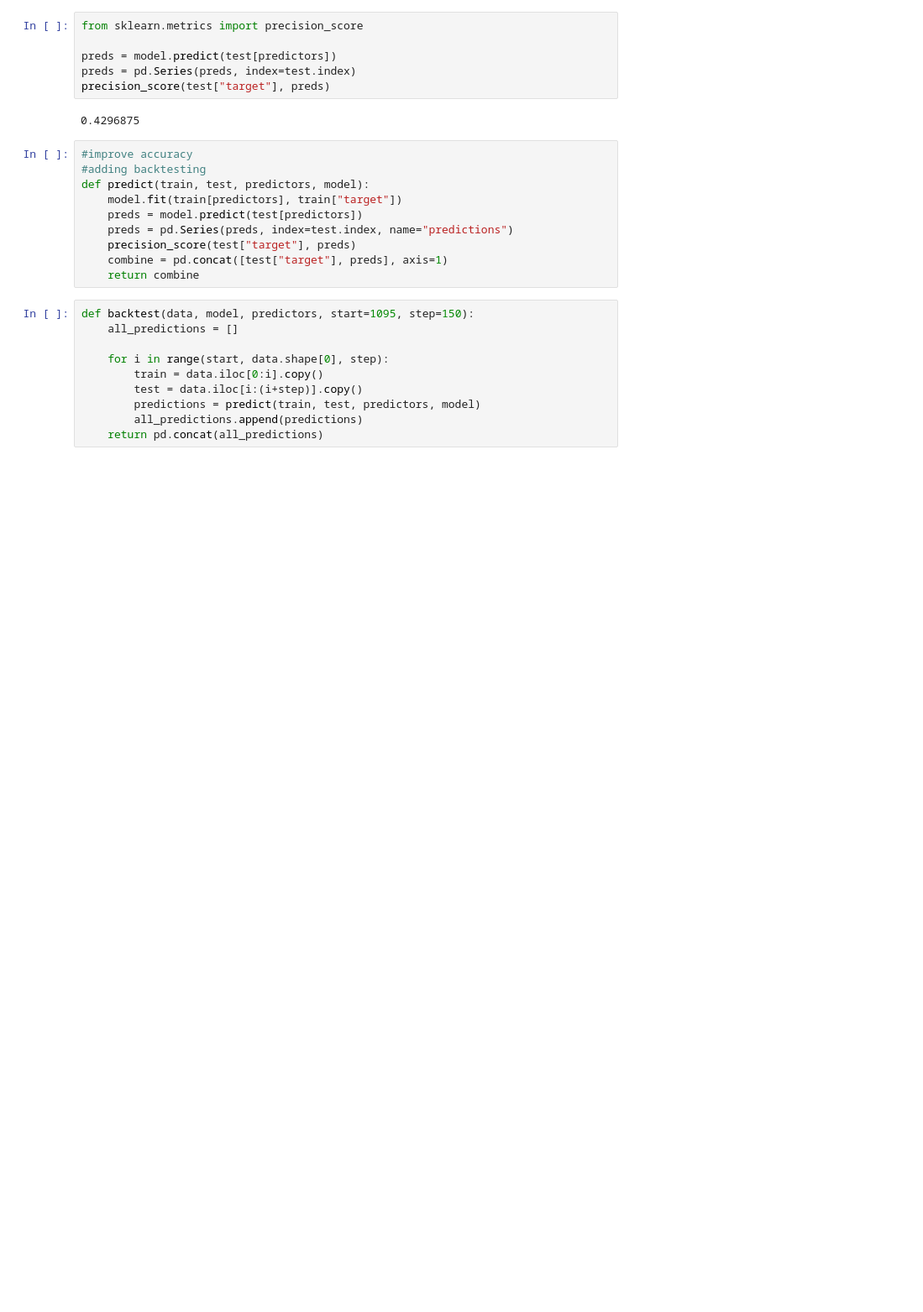
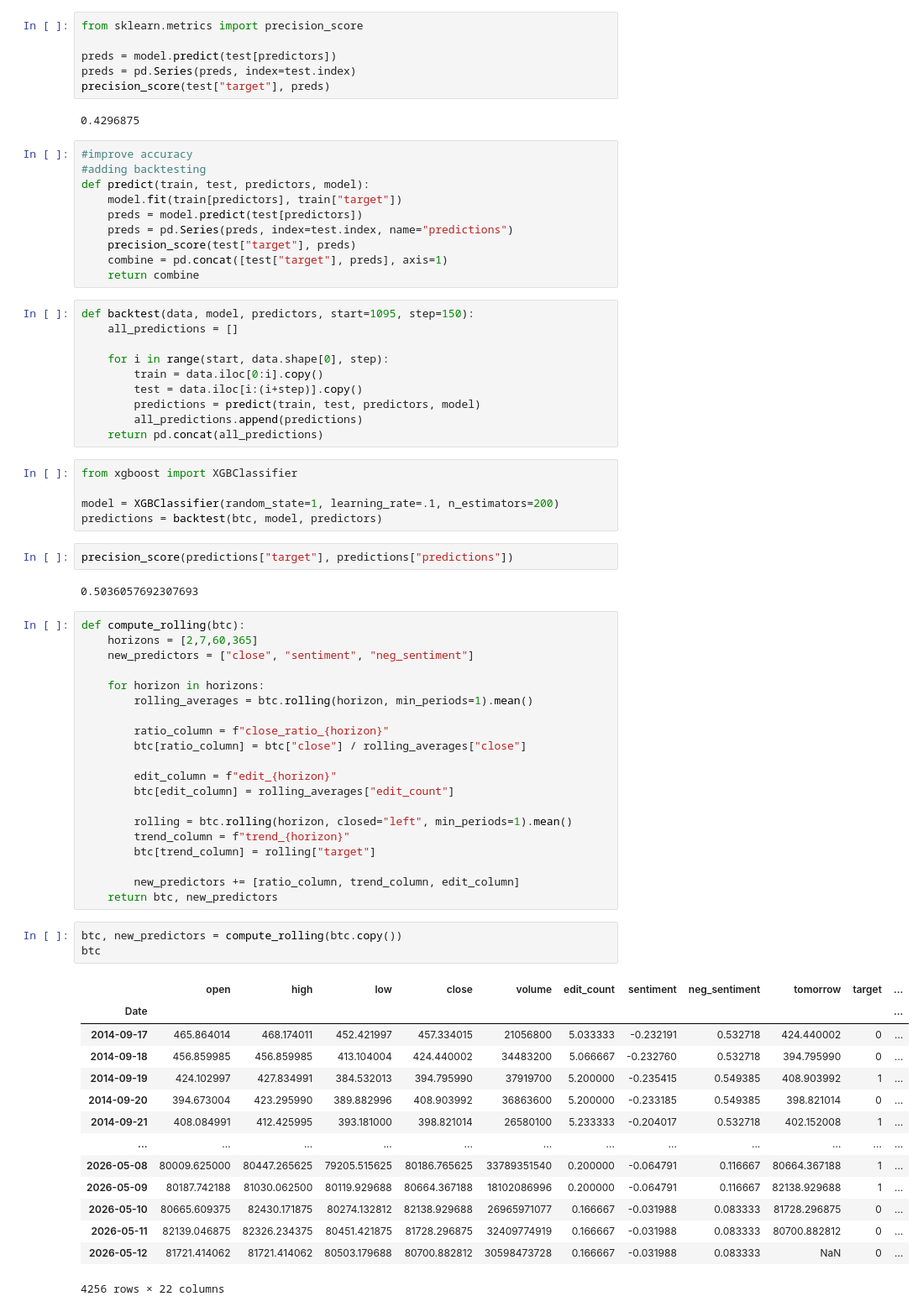
Before and after one commit to KacChw/Bitcoin-Price-Prediction-Project, a Jupyter notebook: predictionlive.ipynb, the cells around one changed output. Shown at 84% size. Cells and saved outputs as stored; diff of their text form; blank space fills up the shorter version.

Commit message:
improving model with trend

```diff
--- a/predictionlive.ipynb
+++ b/predictionlive.ipynb
@@ -145,3 +145,50 @@ def backtest(data, model, predictors, start=1095, step=150):
         predictions = predict(train, test, predictors, model)
         all_predictions.append(predictions)
     return pd.concat(all_predictions)
+# %%
+from xgboost import XGBClassifier
+
+model = XGBClassifier(random_state=1, learning_rate=.1, n_estimators=200)
+predictions = backtest(btc, model, predictors)
+# %%
+precision_score(predictions["target"], predictions["predictions"])
+# %% [output]
+0.5036057692307693
+# %%
+def compute_rolling(btc):
+    horizons = [2,7,60,365]
+    new_predictors = ["close", "sentiment", "neg_sentiment"]
+
+    for horizon in horizons:
+        rolling_averages = btc.rolling(horizon, min_periods=1).mean()
+
+        ratio_column = f"close_ratio_{horizon}"
+        btc[ratio_column] = btc["close"] / rolling_averages["close"]
+
+        edit_column = f"edit_{horizon}"
+        btc[edit_column] = rolling_averages["edit_count"]
+
+        rolling = btc.rolling(horizon, closed="left", min_periods=1).mean()
+        trend_column = f"trend_{horizon}"
+        btc[trend_column] = rolling["target"]
+
+        new_predictors += [ratio_column, trend_column, edit_column]
+    return btc, new_predictors
+# %%
+btc, new_predictors = compute_rolling(btc.copy())
+btc
+# %% [output]
+|  | open | high | low | close | volume | edit_count | sentiment | neg_sentiment | tomorrow | target | ... |
+| Date |  |  |  |  |  |  |  |  |  |  | ... |
+| 2014-09-17 | 465.864014 | 468.174011 | 452.421997 | 457.334015 | 21056800 | 5.033333 | -0.232191 | 0.532718 | 424.440002 | 0 | ... |
+| 2014-09-18 | 456.859985 | 456.859985 | 413.104004 | 424.440002 | 34483200 | 5.066667 | -0.232760 | 0.532718 | 394.795990 | 0 | ... |
+| 2014-09-19 | 424.102997 | 427.834991 | 384.532013 | 394.795990 | 37919700 | 5.200000 | -0.235415 | 0.549385 | 408.903992 | 1 | ... |
+| 2014-09-20 | 394.673004 | 423.295990 | 389.882996 | 408.903992 | 36863600 | 5.200000 | -0.233185 | 0.549385 | 398.821014 | 0 | ... |
+| 2014-09-21 | 408.084991 | 412.425995 | 393.181000 | 398.821014 | 26580100 | 5.233333 | -0.204017 | 0.532718 | 402.152008 | 1 | ... |
+| ... | ... | ... | ... | ... | ... | ... | ... | ... | ... | ... | ... |
+| 2026-05-08 | 80009.625000 | 80447.265625 | 79205.515625 | 80186.765625 | 33789351540 | 0.200000 | -0.064791 | 0.116667 | 80664.367188 | 1 | ... |
+| 2026-05-09 | 80187.742188 | 81030.062500 | 80119.929688 | 80664.367188 | 18102086996 | 0.200000 | -0.064791 | 0.116667 | 82138.929688 | 1 | ... |
+| 2026-05-10 | 80665.609375 | 82430.171875 | 80274.132812 | 82138.929688 | 26965971077 | 0.166667 | -0.031988 | 0.083333 | 81728.296875 | 0 | ... |
+| 2026-05-11 | 82139.046875 | 82326.234375 | 80451.421875 | 81728.296875 | 32409774919 | 0.166667 | -0.031988 | 0.083333 | 80700.882812 | 0 | ... |
+| 2026-05-12 | 81721.414062 | 81721.414062 | 80503.179688 | 80700.882812 | 30598473728 | 0.166667 | -0.031988 | 0.083333 | NaN | 0 | ... |
+4256 rows × 22 columns
```
Also changed, not shown: parts of 2 cells of this notebook.
